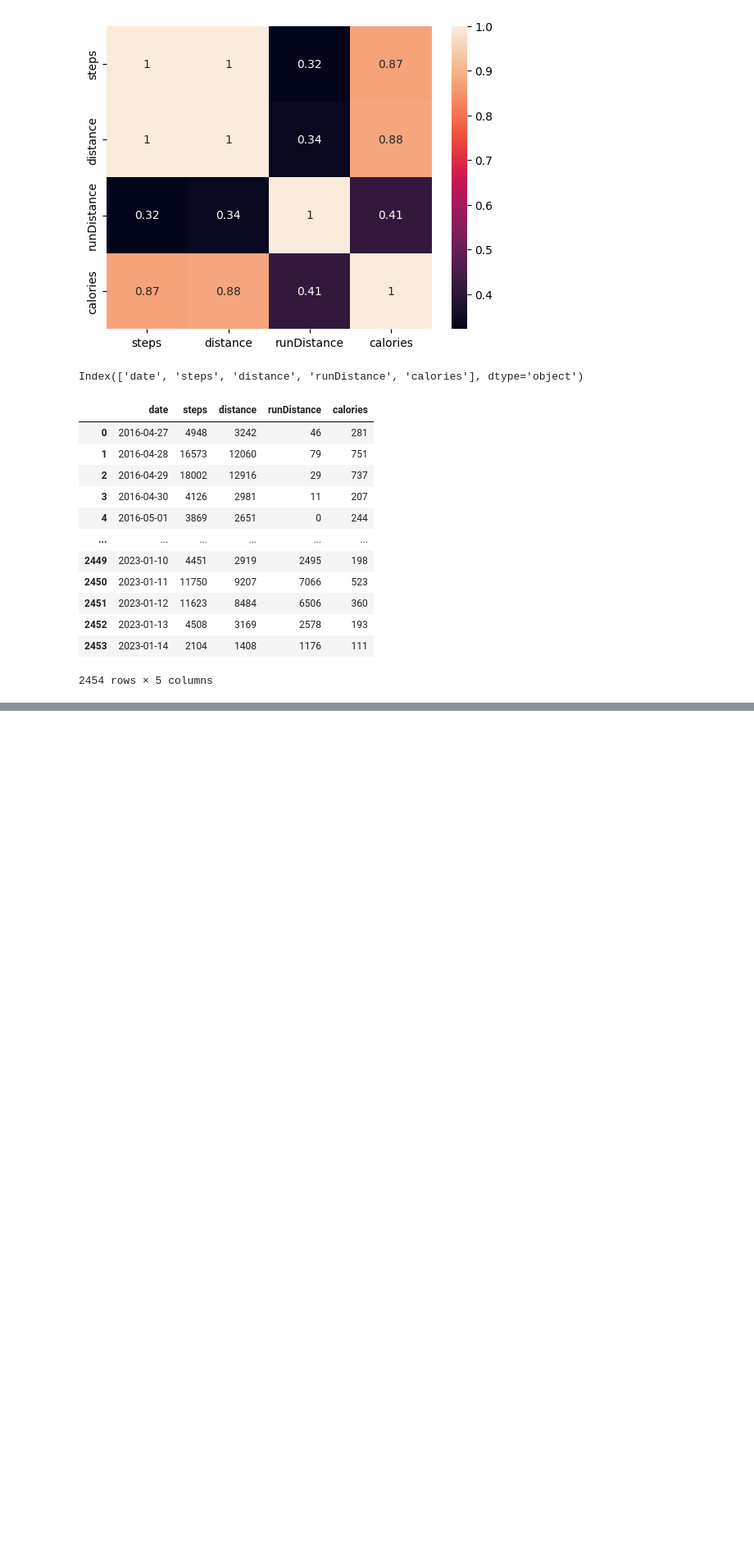
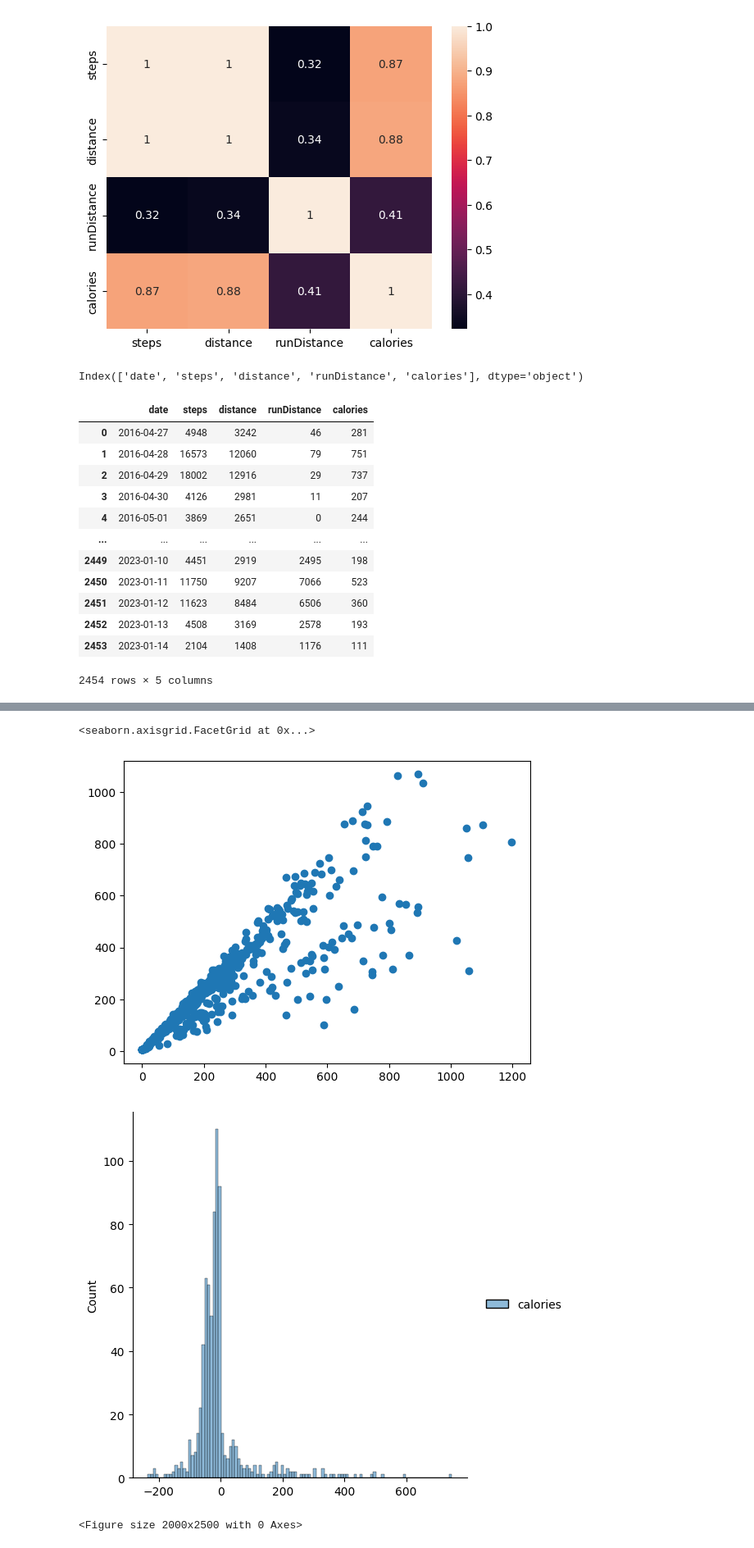
Before and after one commit to sagarpuniyani/Deep-learning, a Jupyter notebook: linearreg3.ipynb, the cells around one changed output, grey strips where cells are left out. Shown: that part at 82% size. Drawn from its saved outputs; the diff is of its cells as text; code cells hidden in the pictures; blank space fills up the shorter version.

Commit message:
comparison model is implemented

```diff
--- a/linearreg3.ipynb
+++ b/linearreg3.ipynb
@@ -107,0 +114,13 @@ df.dropna()
+# %%
+from sklearn.model_selection import train_test_split
+from sklearn.linear_model import LinearRegression
+
+
+X=df[['steps']]
+y=df[['calories']]
+X_train,X_test,y_train,y_test=train_test_split(X,y, test_size=0.3)
+# %%
+lm=LinearRegression()
+lm.fit(X_train,y_train)
+print(lm.intercept_)
+lm.coef_
@@ -107,0 +137,3 @@ df.dropna()
+# %%
+predictions=lm.predict(X_test)
+print(predictions)
@@ -108,2 +158,9 @@ df.dropna()
+# %%
+plt.scatter(y_test,predictions)
+sns.displot((y_test-predictions))
+# %% [output]
+<seaborn.axisgrid.FacetGrid at 0x...>
+[figure, added]
+[figure, added]
 # %%
 plt.show()
@@ -109,0 +176,5 @@ plt.show()
+# %%
+features = ['distance','calories','steps']
+fig = plt.figure(figsize=(20,25))
+# %% [output]
+<Figure size 2000x2500 with 0 Axes>
```
Also changed, not shown: parts of 8 cells of this notebook.
